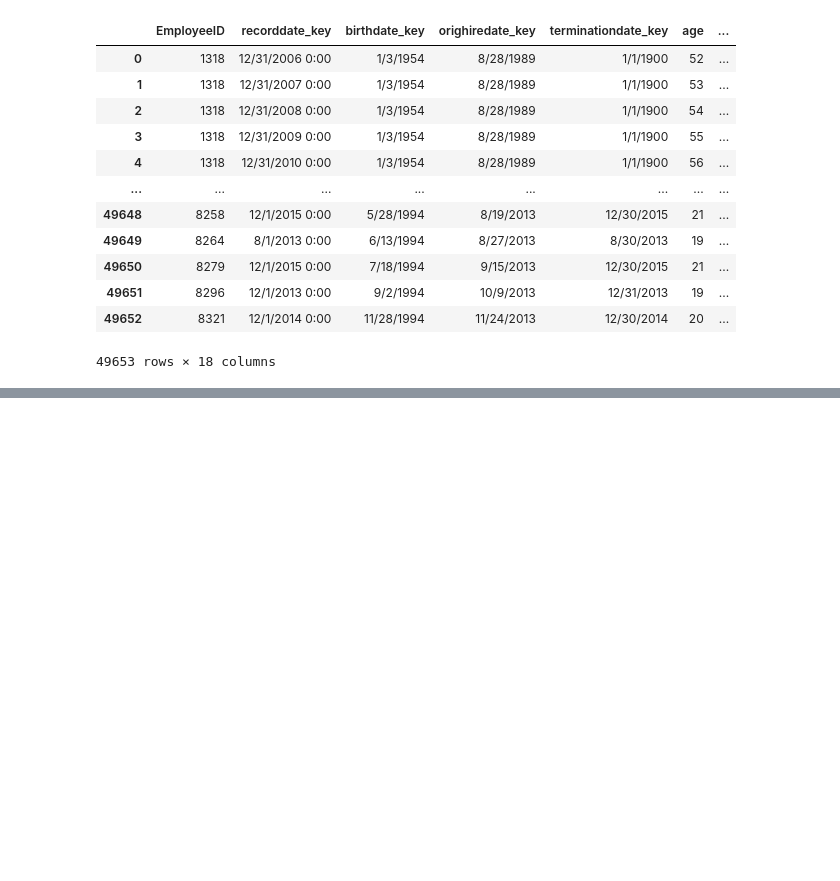
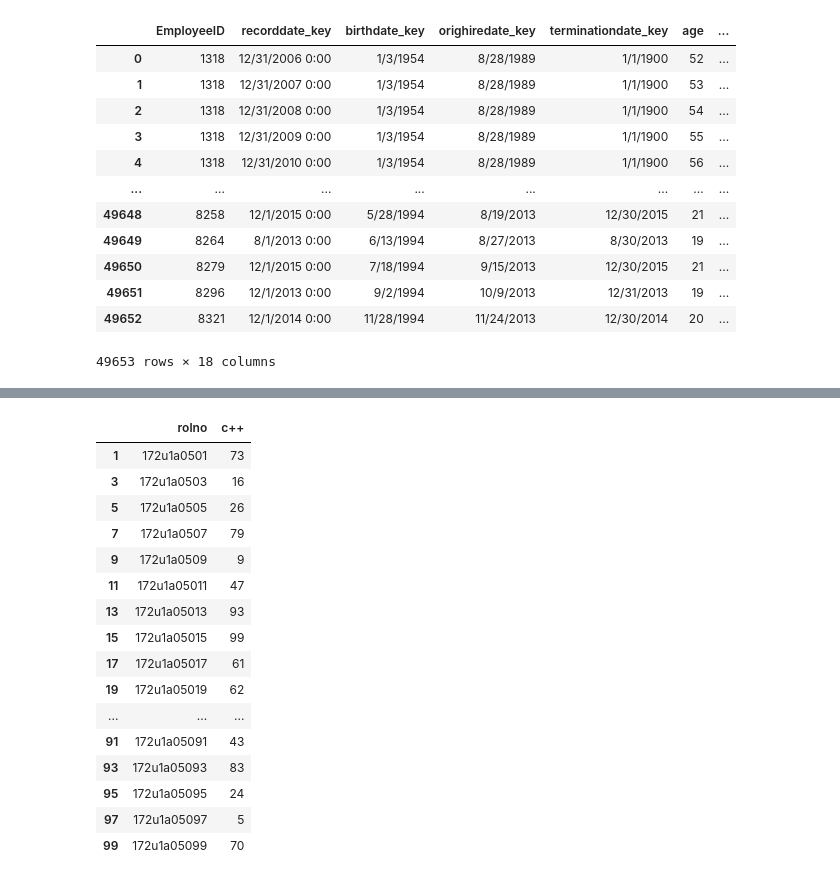
Before and after one commit to Naveenpanga/DataAnalysis, a Jupyter notebook: day4.ipynb, the cells around one changed output, grey strips where cells are left out. Drawn from its saved outputs; the diff is of its cells as text; code cells hidden in the pictures; blank space fills up the shorter version.

```diff
--- a/day4.ipynb
+++ b/day4.ipynb
@@ -498,0 +541,20 @@ df
+# %%
+df.iloc[0:100:2,0:6:2]
+# %% [output]
+|  | rolno | c++ |
+| 1 | 172u1a0501 | 73 |
+| 3 | 172u1a0503 | 16 |
+| 5 | 172u1a0505 | 26 |
+| 7 | 172u1a0507 | 79 |
+| 9 | 172u1a0509 | 9 |
+| 11 | 172u1a05011 | 47 |
+| 13 | 172u1a05013 | 93 |
+| 15 | 172u1a05015 | 99 |
+| 17 | 172u1a05017 | 61 |
+| 19 | 172u1a05019 | 62 |
+| ... | ... | ... |
+| 91 | 172u1a05091 | 43 |
+| 93 | 172u1a05093 | 83 |
+| 95 | 172u1a05095 | 24 |
+| 97 | 172u1a05097 | 5 |
+| 99 | 172u1a05099 | 70 |
```
Also changed, not shown: parts of 9 cells of this notebook, 1 other file.
